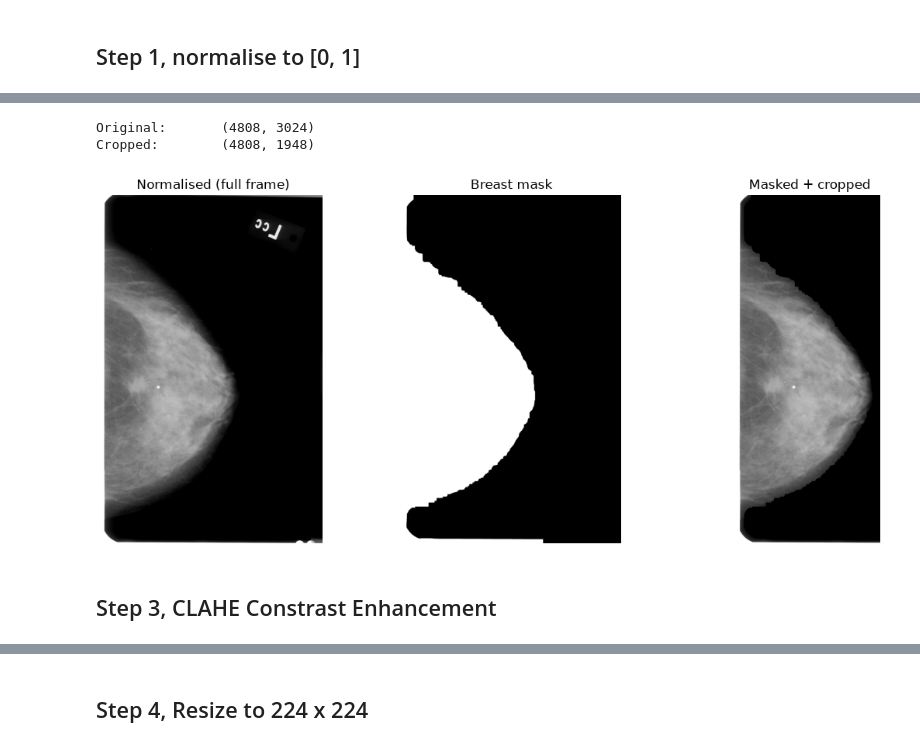
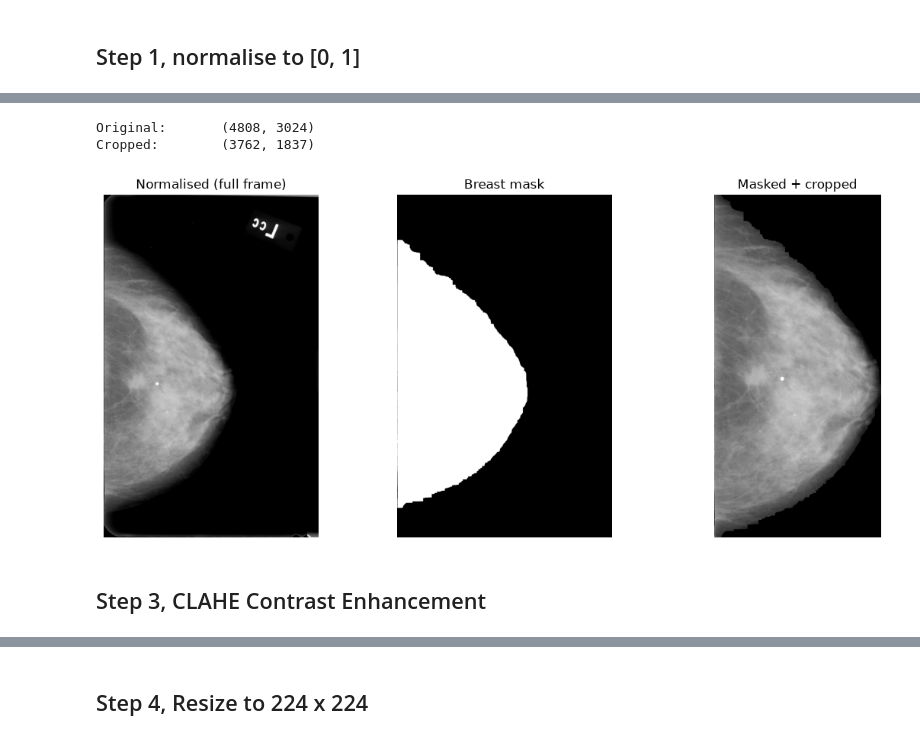
Before and after one commit to klrkdekira/mammo-second-reader, a Jupyter notebook: notebooks/03_dicom_preprocessing.ipynb, the cells around one changed output, grey strips where cells are left out. Cells and saved outputs as stored; diff of their text form; code cells hidden in the pictures.

```diff
--- a/notebooks/03_dicom_preprocessing.ipynb
+++ b/notebooks/03_dicom_preprocessing.ipynb
@@ -70,7 +67,10 @@ Max:    65535
 # %% [markdown]
 ## Step 1, normalise to [0, 1]
 # %%
+from src.data.preprocessing import strip_border
+
 arr = load_dicom(image_path)
+arr = strip_border(arr)   # zero film border before everything else
 print(f"Shape:\t{arr.shape}")
 print(f"Dtype:\t{arr.dtype}")
 print(f"Min:\t{arr.min():.4f}")
@@ -78,7 +78,7 @@ print(f"Max:\t{arr.max():.4f}")
 
 plt.figure(figsize=(5, 5))
 plt.imshow(arr, cmap="gray")
-plt.title("After load_dicom (normalised to [0, 1])")
+plt.title("After load_dicom + strip_border (normalised to [0, 1])")
 plt.axis("off")
 plt.show()
 # %% [output]
@@ -94,31 +94,34 @@ In order to achieve Grad-CAM vs ROI auditability, I need to train on the full im
 
 `segment_breast` uses Otsu thresholding and keeps the largest connected component, removing the burned-in laterality marker and black border that would otherwise dominate the CNN's attention. `breast_bbox` returns the tight crop box, which is also reused when cropping the ROI mask so heatmaps and lesion outlines stay registered.
 # %%
-mask = segment_breast(arr)
+import numpy as np
+
+mask = segment_breast(arr, remove_border=False)
+mask = mask * (arr > 1e-6).astype(np.float32)
 y0, y1, x0, x1 = breast_bbox(mask)
 arr_cropped = (arr * mask)[y0:y1, x0:x1]
 print(f"Original:\t{arr.shape}")
 print(f"Cropped:\t{arr_cropped.shape}")
 
 fig, axes = plt.subplots(1, 3, figsize=(12, 5))
 axes[0].imshow(arr, cmap="gray")
 axes[0].set_title("Normalised (full frame)")
 axes[0].axis("off")
 
 axes[1].imshow(mask, cmap="gray")
 axes[1].set_title("Breast mask")
 axes[1].axis("off")
 
 axes[2].imshow(arr_cropped, cmap="gray")
 axes[2].set_title("Masked + cropped")
 axes[2].axis("off")
 
 plt.tight_layout()
 plt.show()
 # %% [output]
 Original:       (4808, 3024)
-Cropped:        (4808, 1948)
+Cropped:        (3762, 1837)
-[figure, old version]
+[figure, new version]
 # %% [markdown]
-## Step 3, CLAHE Constrast Enhancement
+## Step 3, CLAHE Contrast Enhancement
 # %%
```
Also changed, not shown: parts of 7 cells of this notebook, 34 other files.
